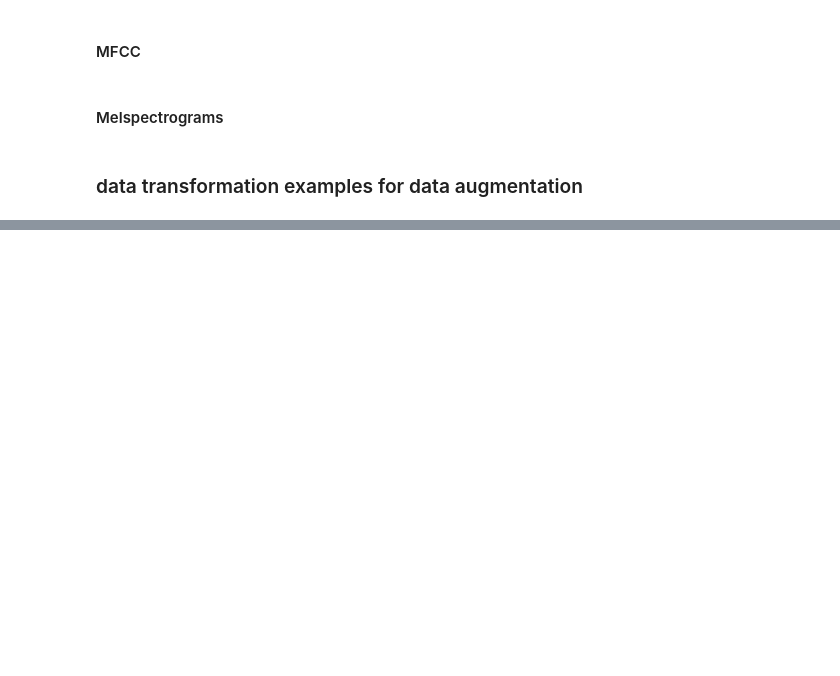
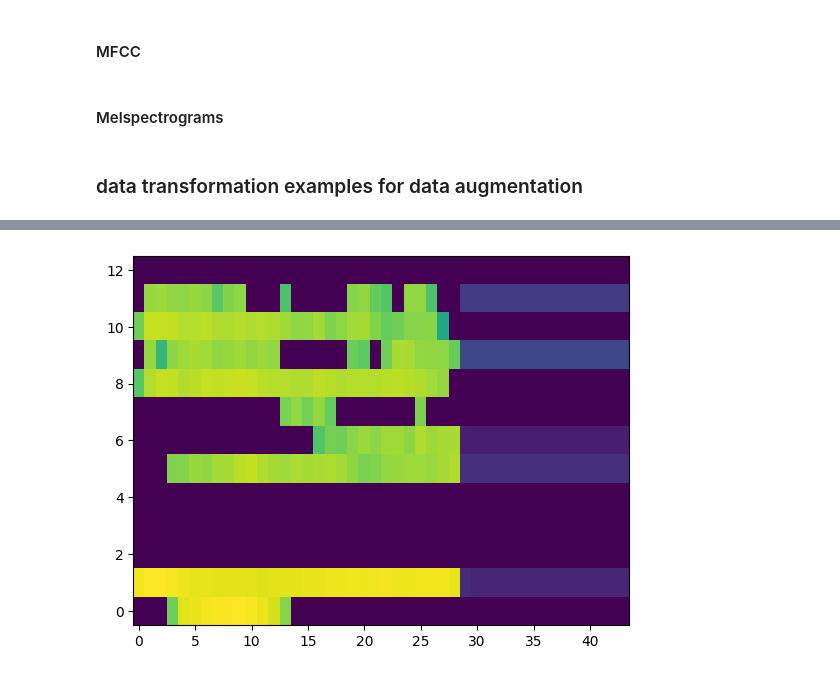
Before and after one commit to alextavern/musicAI, a Jupyter notebook: UrbanSound8K_Data_exploration+feature_extraction.ipynb, the cells around one changed output, grey strips where cells are left out. Cells and saved outputs as stored; diff of their text form; code cells hidden in the pictures; blank space fills up the shorter version.

```diff
--- a/UrbanSound8K_Data_exploration+feature_extraction.ipynb
+++ b/UrbanSound8K_Data_exploration+feature_extraction.ipynb
@@ -621,5 +618,6 @@ im = plt.imshow(librosa.power_to_db(x_[0]), origin="lower", aspect="auto")
 # %%
-
-blur = T2.GaussianBlur(kernel_size=(5,9), sigma=(0.1, 3.0))
+blur = T2.GaussianBlur(kernel_size=(5,9), sigma=(0.1, 1.0))
 x_ = blur(x)
 im = plt.imshow(librosa.power_to_db(x_[0]), origin="lower", aspect="auto")
+# %% [output]
+[figure, added]
```
Also changed, not shown: parts of 15 cells of this notebook.
